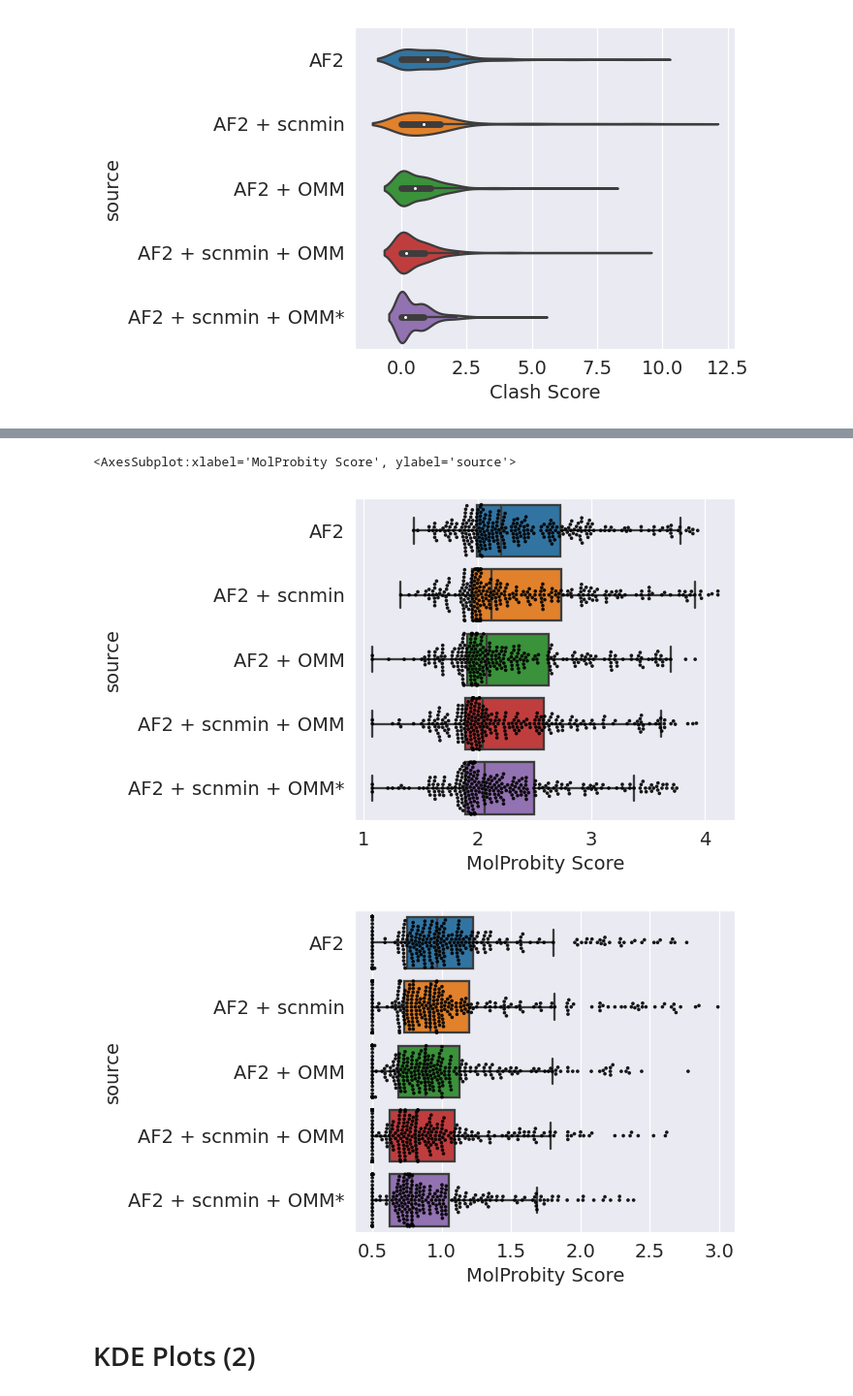
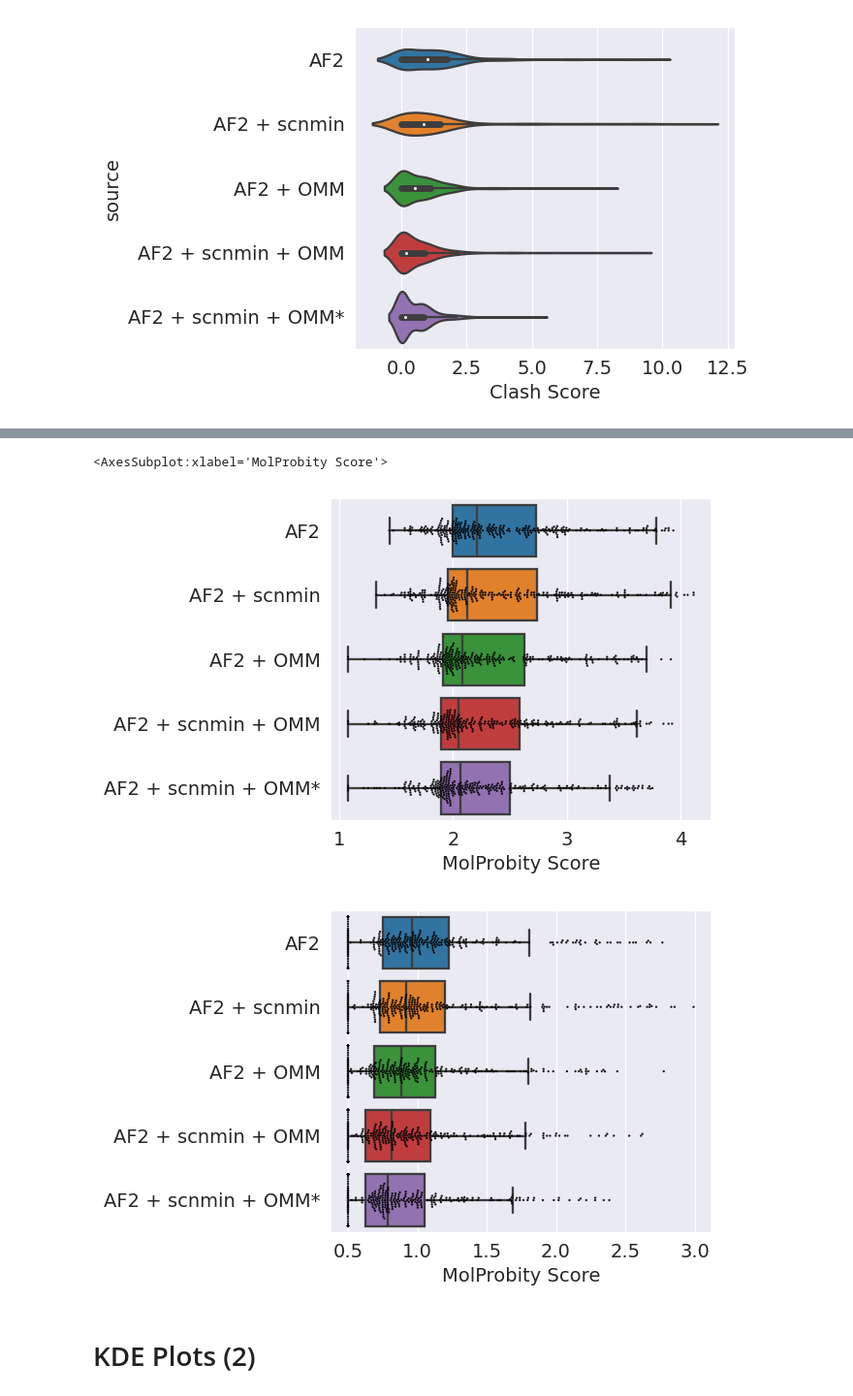
Before and after one commit to jonathanking/openfold, a Jupyter notebook: jk_research/evaluations/230731/230731_relax_plots.ipynb, the cells around one changed output, grey strips where cells are left out. Shown at 97% size. Drawn from its saved outputs; the diff is of its cells as text; code cells hidden in the pictures.

```diff
--- a/jk_research/evaluations/230731/230731_relax_plots.ipynb
+++ b/jk_research/evaluations/230731/230731_relax_plots.ipynb
@@ -487,10 +487,15 @@ def make_nbarplot(dfs, df_names, metric, dataset_split, hue=None, hue_is_y=False
         metric_title = "MolProbity Score"
     elif metric == "pct_rank":
         metric_title = "Clash Score Percentile"
+    elif metric in ["openmm", "openmm_unscaled"]:
+        metric_title = "OpenMM-Loss"
     else:
         metric_title = metric
 
     plt.xlabel(metric_title);
+
+    # Remove y label
+    ax.set_ylabel('')
 
     # Set the title of the plot to be the metric and the dataset split
     if add_split:
@@ -1237,10 +1345,10 @@ make_nbarplot(dfs_relaxed, df_names_relaxed, "clashscore", "test", dotsize=1, fl
 # %%
-make_nbarplot(dfs_unrelaxed, df_names_unrelaxed, "MolProbityScore", "test", dotsize=2.4, fliers=False, title_suffix="", save_prefix="clash_UR", swarm=True)
-make_nbarplot(dfs_relaxed, df_names_relaxed, "MolProbityScore", "test", dotsize=2.4, fliers=False, title_suffix="", save_prefix="clash_R", swarm=True)
+make_nbarplot(dfs_unrelaxed, df_names_unrelaxed, "MolProbityScore", "test", dotsize=1.5, fliers=False, title_suffix="", save_prefix="molprob_UR", swarm=True)
+make_nbarplot(dfs_relaxed, df_names_relaxed, "MolProbityScore", "test", dotsize=1.5, fliers=False, title_suffix="", save_prefix="molprob_R", swarm=True)
 # %% [output]
-<AxesSubplot:xlabel='MolProbity Score', ylabel='source'>
+<AxesSubplot:xlabel='MolProbity Score'>
-[figure, old version]
+[figure, new version]
-[figure, old version]
+[figure, new version]
 # %%
 make_nbarplot(dfs_unrelaxed, df_names_unrelaxed, "MolProbityScore", "test", dotsize=2.4, fliers=False, title_suffix="", save_prefix="clash_UR", swarm=True)
 make_nbarplot(dfs_relaxed, df_names_relaxed, "MolProbityScore", "test", dotsize=2.4, fliers=False, title_suffix="", save_prefix="clash_R", swarm=True)
```
Also changed, not shown: parts of 14 cells of this notebook, 13 other files.
